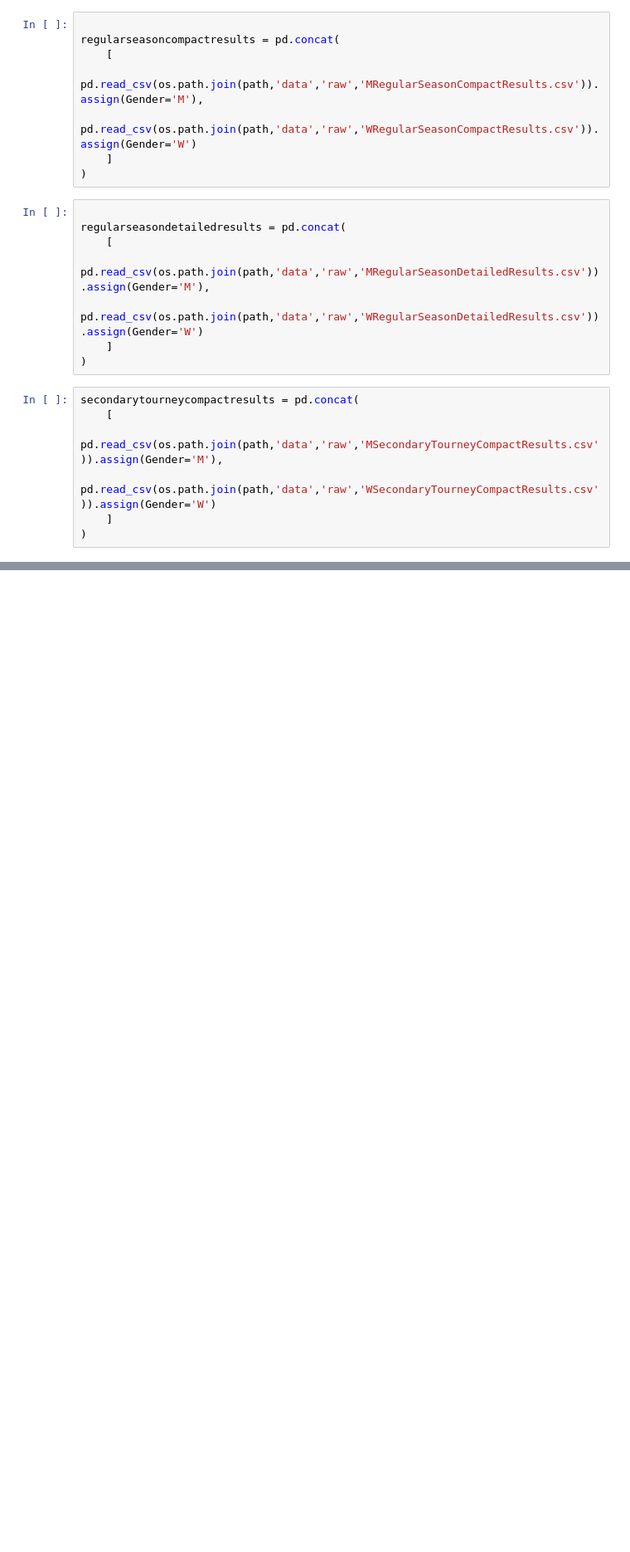
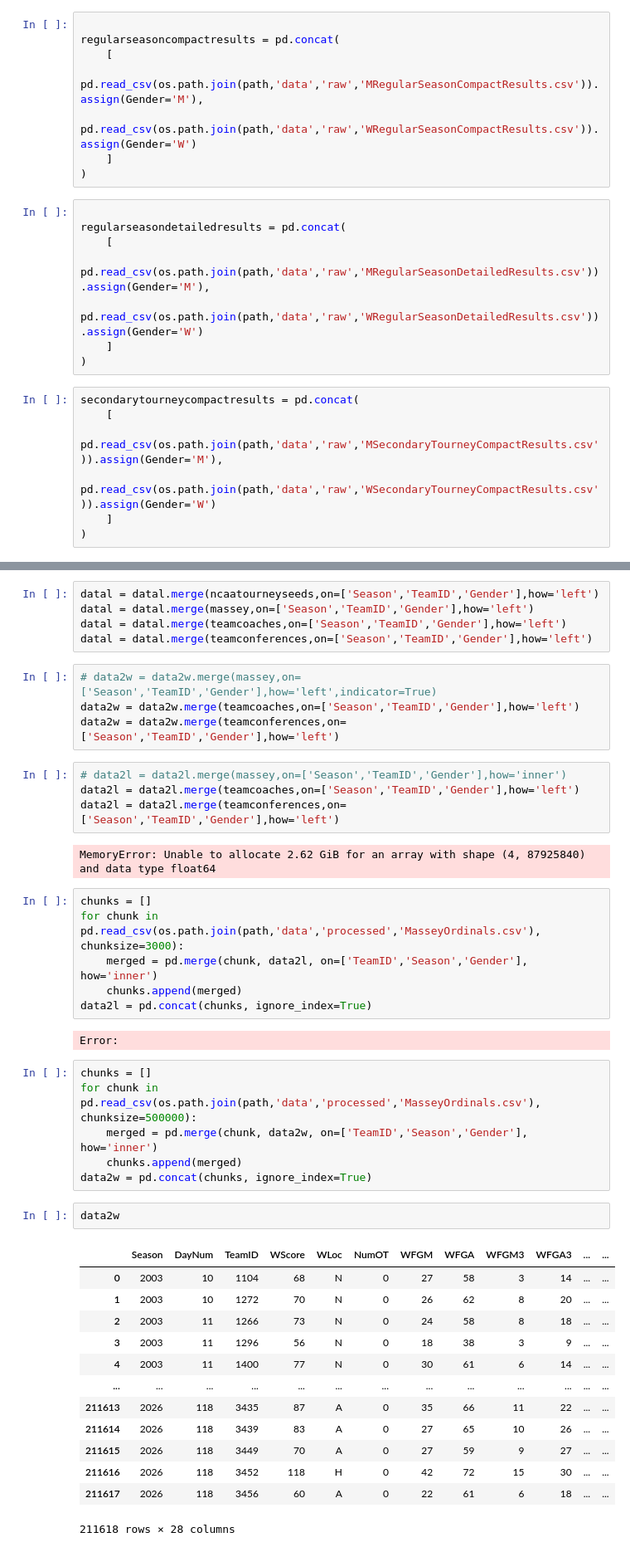
Before and after one commit to Sanket-g-75/March-Machine-Learning-Mania-2026, a Jupyter notebook: notebooks/data.ipynb, the cells around one changed output, grey strips where cells are left out. Shown at 83% size. Cells and saved outputs as stored; diff of their text form; blank space fills up the shorter version.

```diff
--- a/notebooks/data.ipynb
+++ b/notebooks/data.ipynb
@@ -177,0 +302,45 @@ secondarytourneycompactresults = pd.concat(
+# %%
+datal = datal.merge(ncaatourneyseeds,on=['Season','TeamID','Gender'],how='left')
+datal = datal.merge(massey,on=['Season','TeamID','Gender'],how='left')
+datal = datal.merge(teamcoaches,on=['Season','TeamID','Gender'],how='left')
+datal = datal.merge(teamconferences,on=['Season','TeamID','Gender'],how='left')
+# %%
+# data2w = data2w.merge(massey,on=['Season','TeamID','Gender'],how='left',indicator=True)
+data2w = data2w.merge(teamcoaches,on=['Season','TeamID','Gender'],how='left')
+data2w = data2w.merge(teamconferences,on=['Season','TeamID','Gender'],how='left')
+# %%
+# data2l = data2l.merge(massey,on=['Season','TeamID','Gender'],how='inner')
+data2l = data2l.merge(teamcoaches,on=['Season','TeamID','Gender'],how='left')
+data2l = data2l.merge(teamconferences,on=['Season','TeamID','Gender'],how='left')
+# %% [output]
+MemoryError: Unable to allocate 2.62 GiB for an array with shape (4, 87925840) and data type float64
+# %%
+chunks = []
+for chunk in pd.read_csv(os.path.join(path,'data','processed','MasseyOrdinals.csv'), chunksize=3000):
+    merged = pd.merge(chunk, data2l, on=['TeamID','Season','Gender'], how='inner')
+    chunks.append(merged)
+data2l = pd.concat(chunks, ignore_index=True)
+# %% [output]
+Error:
+# %%
+chunks = []
+for chunk in pd.read_csv(os.path.join(path,'data','processed','MasseyOrdinals.csv'), chunksize=500000):
+    merged = pd.merge(chunk, data2w, on=['TeamID','Season','Gender'], how='inner')
+    chunks.append(merged)
+data2w = pd.concat(chunks, ignore_index=True)
+# %%
+data2w
+# %% [output]
+|  | Season | DayNum | TeamID | WScore | WLoc | NumOT | WFGM | WFGA | WFGM3 | WFGA3 | ... | ... |
+| 0 | 2003 | 10 | 1104 | 68 | N | 0 | 27 | 58 | 3 | 14 | ... | ... |
+| 1 | 2003 | 10 | 1272 | 70 | N | 0 | 26 | 62 | 8 | 20 | ... | ... |
+| 2 | 2003 | 11 | 1266 | 73 | N | 0 | 24 | 58 | 8 | 18 | ... | ... |
+| 3 | 2003 | 11 | 1296 | 56 | N | 0 | 18 | 38 | 3 | 9 | ... | ... |
+| 4 | 2003 | 11 | 1400 | 77 | N | 0 | 30 | 61 | 6 | 14 | ... | ... |
+| ... | ... | ... | ... | ... | ... | ... | ... | ... | ... | ... | ... | ... |
+| 211613 | 2026 | 118 | 3435 | 87 | A | 0 | 35 | 66 | 11 | 22 | ... | ... |
+| 211614 | 2026 | 118 | 3439 | 83 | A | 0 | 27 | 65 | 10 | 26 | ... | ... |
+| 211615 | 2026 | 118 | 3449 | 70 | A | 0 | 27 | 59 | 9 | 27 | ... | ... |
+| 211616 | 2026 | 118 | 3452 | 118 | H | 0 | 42 | 72 | 15 | 30 | ... | ... |
+| 211617 | 2026 | 118 | 3456 | 60 | A | 0 | 22 | 61 | 6 | 18 | ... | ... |
+211618 rows × 28 columns
```
Also changed, not shown: parts of 28 cells of this notebook, 1 other file.
